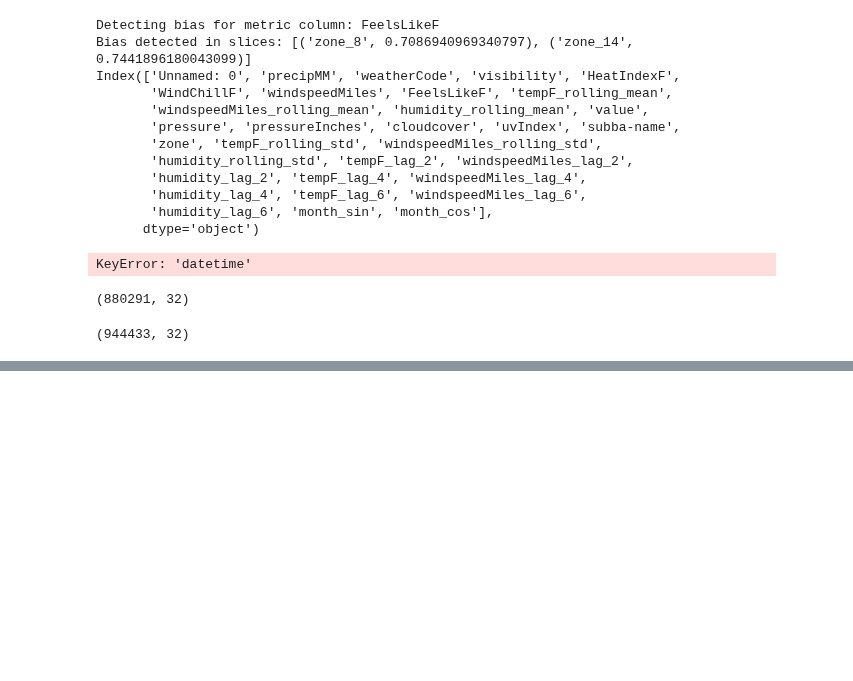
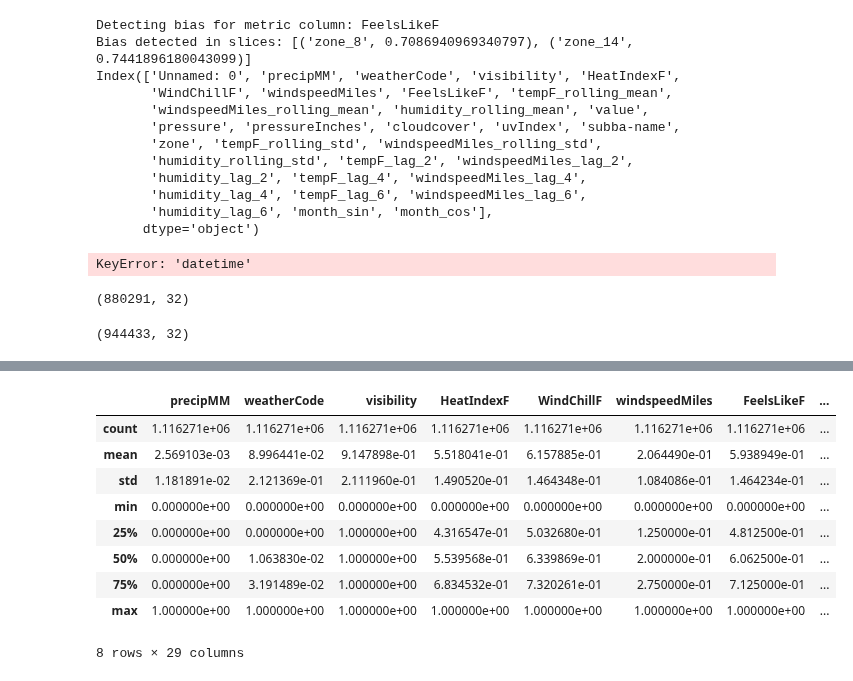
Before and after one commit to MLOPS-IE7374-Fall2024-G9/mlops-project, a Jupyter notebook: experiments/data_bias_slicing.ipynb, the cells around one changed output, grey strips where cells are left out. Saved outputs shown, nothing was run; the diff lists cells and outputs as text; code cells hidden in the pictures; blank space fills up the shorter version.

```diff
--- a/experiments/data_bias_slicing.ipynb
+++ b/experiments/data_bias_slicing.ipynb
@@ -174,0 +196,13 @@ resampled_data.shape
+# %%
+df.describe()
+# %% [output]
+|  | precipMM | weatherCode | visibility | HeatIndexF | WindChillF | windspeedMiles | FeelsLikeF | ... |
+| count | 1.116271e+06 | 1.116271e+06 | 1.116271e+06 | 1.116271e+06 | 1.116271e+06 | 1.116271e+06 | 1.116271e+06 | ... |
+| mean | 2.569103e-03 | 8.996441e-02 | 9.147898e-01 | 5.518041e-01 | 6.157885e-01 | 2.064490e-01 | 5.938949e-01 | ... |
+| std | 1.181891e-02 | 2.121369e-01 | 2.111960e-01 | 1.490520e-01 | 1.464348e-01 | 1.084086e-01 | 1.464234e-01 | ... |
+| min | 0.000000e+00 | 0.000000e+00 | 0.000000e+00 | 0.000000e+00 | 0.000000e+00 | 0.000000e+00 | 0.000000e+00 | ... |
+| 25% | 0.000000e+00 | 0.000000e+00 | 1.000000e+00 | 4.316547e-01 | 5.032680e-01 | 1.250000e-01 | 4.812500e-01 | ... |
+| 50% | 0.000000e+00 | 1.063830e-02 | 1.000000e+00 | 5.539568e-01 | 6.339869e-01 | 2.000000e-01 | 6.062500e-01 | ... |
+| 75% | 0.000000e+00 | 3.191489e-02 | 1.000000e+00 | 6.834532e-01 | 7.320261e-01 | 2.750000e-01 | 7.125000e-01 | ... |
+| max | 1.000000e+00 | 1.000000e+00 | 1.000000e+00 | 1.000000e+00 | 1.000000e+00 | 1.000000e+00 | 1.000000e+00 | ... |
+8 rows × 29 columns
```
Also changed, not shown: parts of 12 cells of this notebook, 6 other files.
